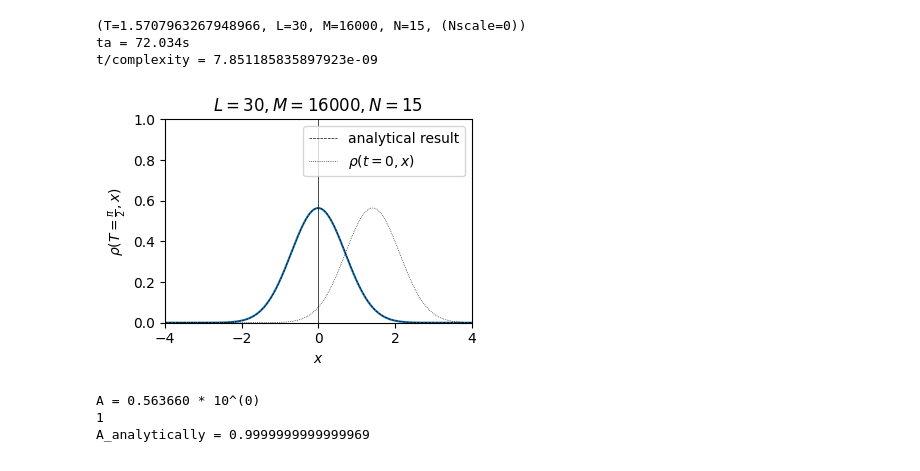
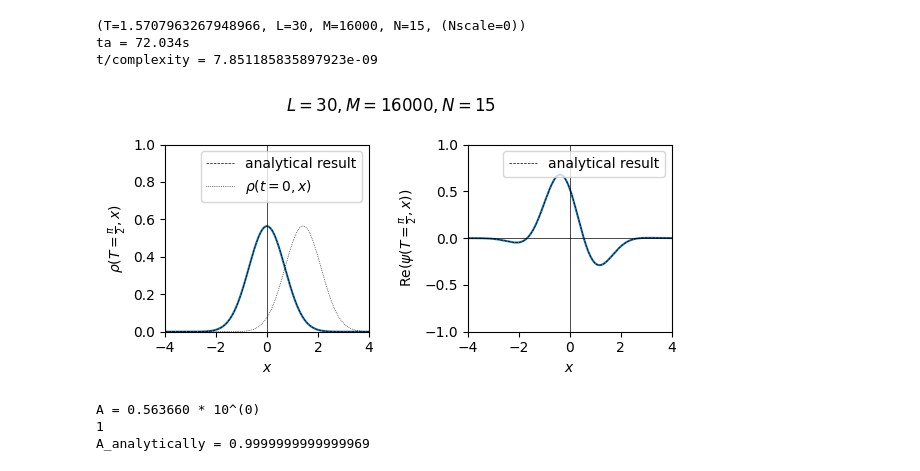
Before and after one commit to siyang03/numerical-path-integral, a Jupyter notebook: harmonic oscillator/harmonic oscillator.ipynb, the cells around one changed output. Drawn from its saved outputs; the diff is of its cells as text; code cells hidden in the pictures.

```diff
--- a/harmonic oscillator/harmonic oscillator.ipynb
+++ b/harmonic oscillator/harmonic oscillator.ipynb
@@ -84,46 +84,62 @@ rho_final = (psi_final.real)**2 + (psi_final.imag)**2
 xmax = 4
 xmin = -4
 rho_renormalized = []
 for i in range(len(psi_final)):
     if x[i] + dx > xmin and x[i] - dx < xmax:
         rho_renormalized.append(rho_final[i])
     else:
         rho_renormalized.append(0)
 rho_renormalized = np.array(rho_renormalized)
 A = 1 #sum(rho_renormalized) * dx
 rho_renormalized = rho_renormalized / A
-fig, ax = plt.subplots(figsize=(4,3))
-ax.plot(x, rho_renormalized)
+#---------------------------------------------------------------------------------------
+fig, axes = plt.subplots(1, 2, figsize=(6,3))
+fig.suptitle('$L = '+f'{L}'+', M = '+f'{M}'+', N = '+f'{N}$')
+ax0 = axes[0]
+ax0.plot(x, rho_renormalized)
 m=1
 omega=1
 alpha_t = alpha * np.exp(- 1j * omega * T)
 psi_analytically = (m*omega / np.pi)**(1/4) * np.exp(
     - m*omega/2 * (x - np.sqrt(2/(m*omega)) * alpha_t.real)**2 + 1j * np.sqrt(2*m*omega) * alpha_t.imag * x + 1j * (- omega*T/2 - alpha_t.real * alpha_t.imag)
 )
 rho_analytically = (psi_analytically.real)**2 + (psi_analytically.imag)**2
 #rho_analytically = np.sqrt(m*omega/np.pi) * np.exp(-m*omega*(x - np.sqrt(2/(m*omega)) * alpha_t.real)**2)
 A_analytically = sum(rho_analytically) * dx
-ax.plot(x, rho_analytically, linestyle='--', linewidth=0.5, color='black', label='analytical result')
+ax0.plot(x, rho_analytically, linestyle='--', linewidth=0.5, color='black', label='analytical result')
 rho_0 = np.sqrt(m*omega/np.pi) * np.exp(-m*omega*(x - np.sqrt(2/(m*omega)) * alpha.real)**2)
-ax.plot(x, rho_0, linestyle=':', linewidth=0.5, color='black', label='$\\rho(t = 0, x)$')
-ax.axvline(x=0, linestyle='-', linewidth=0.5, color='black')
-ax.set_title('$L = '+f'{L}'+', M = '+f'{M}'+', N = '+f'{N}$')
-ax.set_xlabel('$x$')
-#ax.set_ylabel('$\\rho(T = '+f'{T}'+', x)$')
-ax.set_ylabel('$\\rho(T = \\frac{\\pi}{2}, x)$')
-ax.set_xlim(xmin, xmax)
-ax.set_ylim(0, 1)
-ax.legend()
+ax0.plot(x, rho_0, linestyle=':', linewidth=0.5, color='black', label='$\\rho(t = 0, x)$')
+ax0.axvline(x=0, linestyle='-', linewidth=0.5, color='black')
+ax0.set_xlabel('$x$')
+#ax0.set_ylabel('$\\rho(T = '+f'{T}'+', x)$')
+ax0.set_ylabel('$\\rho(T = \\frac{\\pi}{2}, x)$')
+ax0.set_xlim(xmin, xmax)
+ax0.set_ylim(0, 1)
+ax0.legend()
+#-----------------------------------------------------------------------------------------------------------------------
+ax1 =axes[1]
+ax1.plot(x, psi_final.real)
+ax1.plot(x, psi_analytically.real, linestyle='--', linewidth=0.5, color='black', label='analytical result')
+#ax1.plot(x, psi_0.real, linestyle=':', linewidth=0.5, color='black', label='$\\mathrm{Re}(\\psi(t = 0, x))$')
+ax1.set_xlim(xmin, xmax)
+ax1.set_ylim(-1, 1)
+ax1.axvline(x=0, linestyle='-', linewidth=0.5, color='black')
+ax1.axhline(y=0, linestyle='-', linewidth=0.5, color='black')
+ax1.set_xlabel('$x$')
+#ax1.set_ylabel('$\\mathrm{Re}(\\rho(T = '+f'{T}'+', x))$')
+ax1.set_ylabel('$\\mathrm{Re}(\\psi(T = \\frac{\\pi}{2}, x))$')
+ax1.legend(loc='upper right')
+
 plt.tight_layout()
 plt.savefig('numerical path integral (normalized) of a harmonic oscillator with initial state as a coherent state and T='+f'{T}'+' (L='+f'{L}'+', M='+f'{M}'+', N='+f'{N}'+').pdf', format='pdf')
 plt.show()
 
 Ascale = int(np.log(rho_final[int(M/2)])/np.log(10))
 print(f'A = {(rho_final[int(M/2)] / 10**Ascale):1f} * 10^({Ascale})')
 print(A)
 print(f'A_analytically = {A_analytically}')
 # %% [output]
-[figure, old version]
+[figure, new version]
 A = 0.563660 * 10^(0)
 1
 A_analytically = 0.9999999999999969
```
Also changed, not shown: 28 other files.
